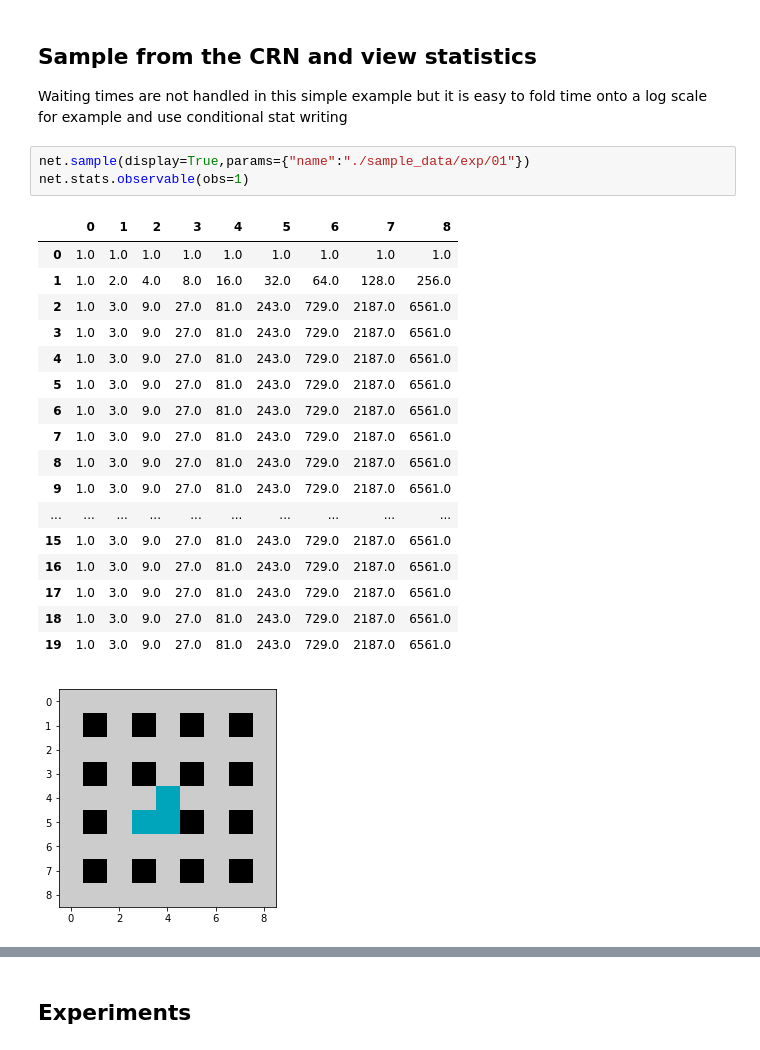
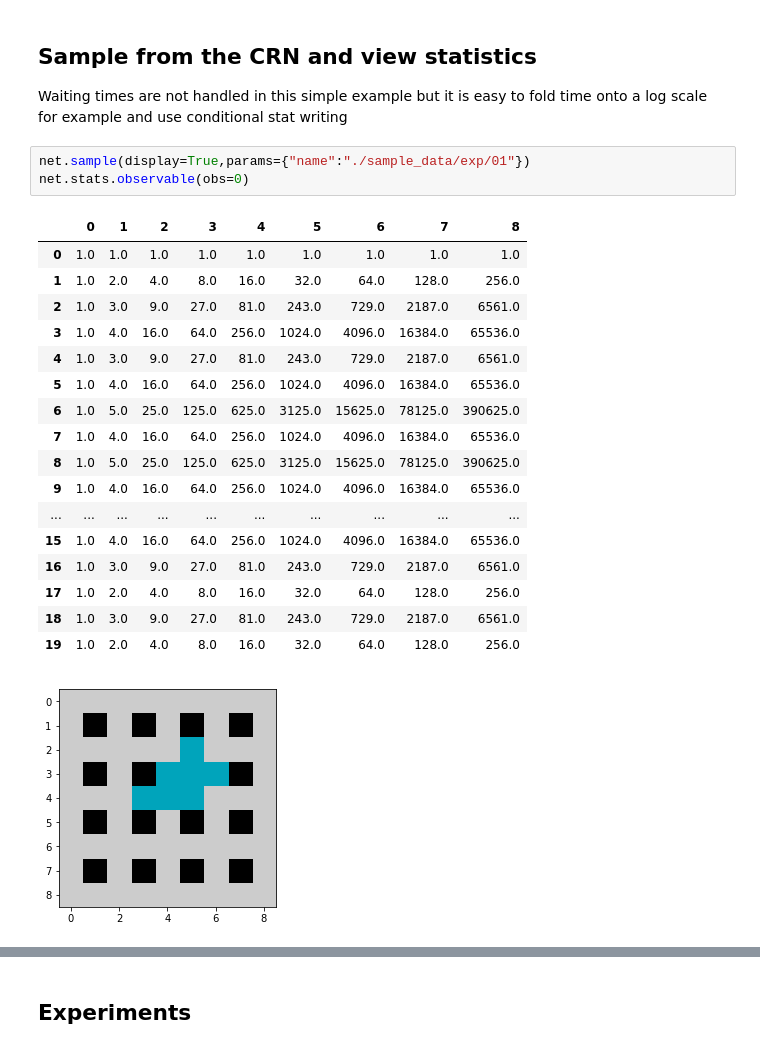
Before and after one commit to sirsh/wonky, a Jupyter notebook: guide.ipynb, the cells around one changed output, grey strips where cells are left out. Cells and saved outputs as stored; diff of their text form.

```diff
--- a/guide.ipynb
+++ b/guide.ipynb
@@ -19,26 +19,26 @@ net = wonky.crn(rsys, (9,2), ICs=[1])
 Waiting times are not handled in this simple example but it is easy to fold time onto a log scale for example and use conditional stat writing
 # %%
 net.sample(display=True,params={"name":"./sample_data/exp/01"})
-net.stats.observable(obs=1)
+net.stats.observable(obs=0)
 # %% [output]
 |  | 0 | 1 | 2 | 3 | 4 | 5 | 6 | 7 | 8 |
 | 0 | 1.0 | 1.0 | 1.0 | 1.0 | 1.0 | 1.0 | 1.0 | 1.0 | 1.0 |
 | 1 | 1.0 | 2.0 | 4.0 | 8.0 | 16.0 | 32.0 | 64.0 | 128.0 | 256.0 |
 | 2 | 1.0 | 3.0 | 9.0 | 27.0 | 81.0 | 243.0 | 729.0 | 2187.0 | 6561.0 |
-| 3 | 1.0 | 3.0 | 9.0 | 27.0 | 81.0 | 243.0 | 729.0 | 2187.0 | 6561.0 |
+| 3 | 1.0 | 4.0 | 16.0 | 64.0 | 256.0 | 1024.0 | 4096.0 | 16384.0 | 65536.0 |
 | 4 | 1.0 | 3.0 | 9.0 | 27.0 | 81.0 | 243.0 | 729.0 | 2187.0 | 6561.0 |
-| 5 | 1.0 | 3.0 | 9.0 | 27.0 | 81.0 | 243.0 | 729.0 | 2187.0 | 6561.0 |
-| 6 | 1.0 | 3.0 | 9.0 | 27.0 | 81.0 | 243.0 | 729.0 | 2187.0 | 6561.0 |
-| 7 | 1.0 | 3.0 | 9.0 | 27.0 | 81.0 | 243.0 | 729.0 | 2187.0 | 6561.0 |
-| 8 | 1.0 | 3.0 | 9.0 | 27.0 | 81.0 | 243.0 | 729.0 | 2187.0 | 6561.0 |
-| 9 | 1.0 | 3.0 | 9.0 | 27.0 | 81.0 | 243.0 | 729.0 | 2187.0 | 6561.0 |
+| 5 | 1.0 | 4.0 | 16.0 | 64.0 | 256.0 | 1024.0 | 4096.0 | 16384.0 | 65536.0 |
+| 6 | 1.0 | 5.0 | 25.0 | 125.0 | 625.0 | 3125.0 | 15625.0 | 78125.0 | 390625.0 |
+| 7 | 1.0 | 4.0 | 16.0 | 64.0 | 256.0 | 1024.0 | 4096.0 | 16384.0 | 65536.0 |
+| 8 | 1.0 | 5.0 | 25.0 | 125.0 | 625.0 | 3125.0 | 15625.0 | 78125.0 | 390625.0 |
+| 9 | 1.0 | 4.0 | 16.0 | 64.0 | 256.0 | 1024.0 | 4096.0 | 16384.0 | 65536.0 |
 | ... | ... | ... | ... | ... | ... | ... | ... | ... | ... |
-| 15 | 1.0 | 3.0 | 9.0 | 27.0 | 81.0 | 243.0 | 729.0 | 2187.0 | 6561.0 |
+| 15 | 1.0 | 4.0 | 16.0 | 64.0 | 256.0 | 1024.0 | 4096.0 | 16384.0 | 65536.0 |
 | 16 | 1.0 | 3.0 | 9.0 | 27.0 | 81.0 | 243.0 | 729.0 | 2187.0 | 6561.0 |
-| 17 | 1.0 | 3.0 | 9.0 | 27.0 | 81.0 | 243.0 | 729.0 | 2187.0 | 6561.0 |
+| 17 | 1.0 | 2.0 | 4.0 | 8.0 | 16.0 | 32.0 | 64.0 | 128.0 | 256.0 |
 | 18 | 1.0 | 3.0 | 9.0 | 27.0 | 81.0 | 243.0 | 729.0 | 2187.0 | 6561.0 |
-| 19 | 1.0 | 3.0 | 9.0 | 27.0 | 81.0 | 243.0 | 729.0 | 2187.0 | 6561.0 |
+| 19 | 1.0 | 2.0 | 4.0 | 8.0 | 16.0 | 32.0 | 64.0 | 128.0 | 256.0 |
-[figure, old version]
+[figure, new version]
 # %%
 net.stats.observable(obs=1)[1].plot()
 # %% [output]
```
Also changed, not shown: parts of 5 cells of this notebook, 3 other files.
